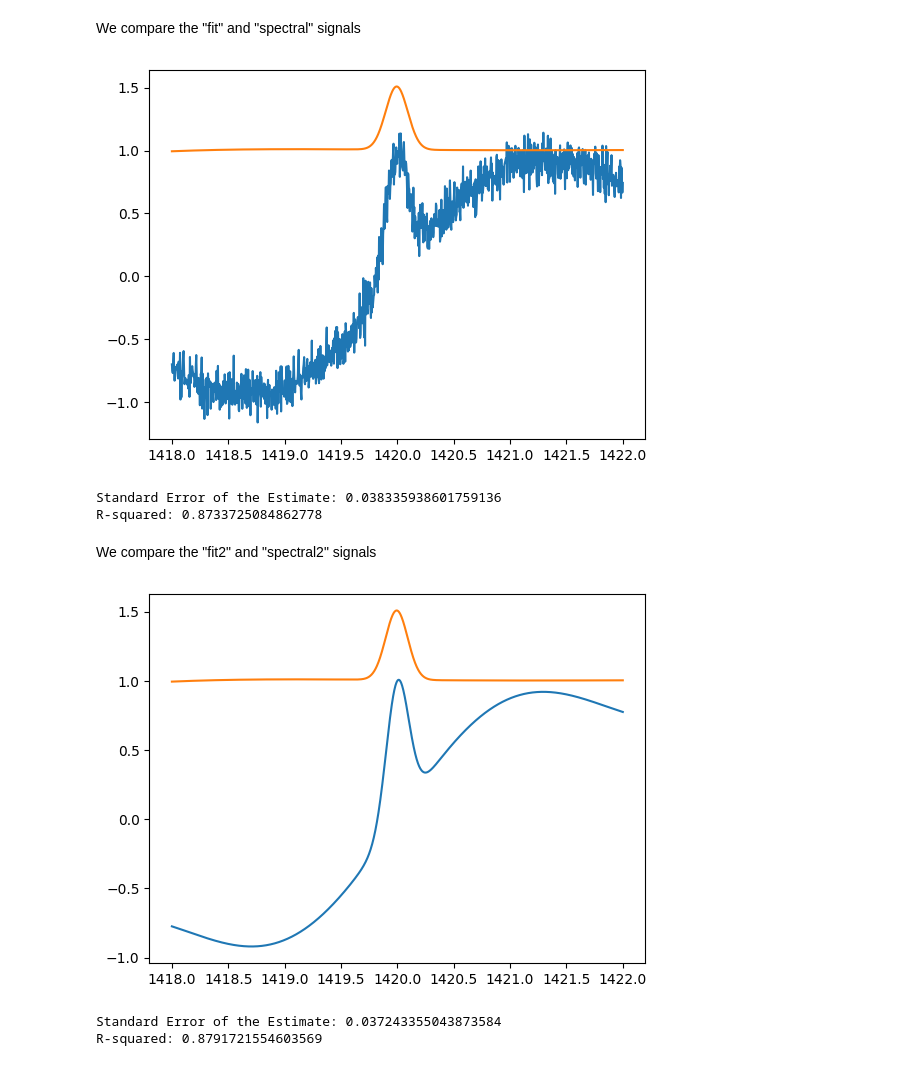
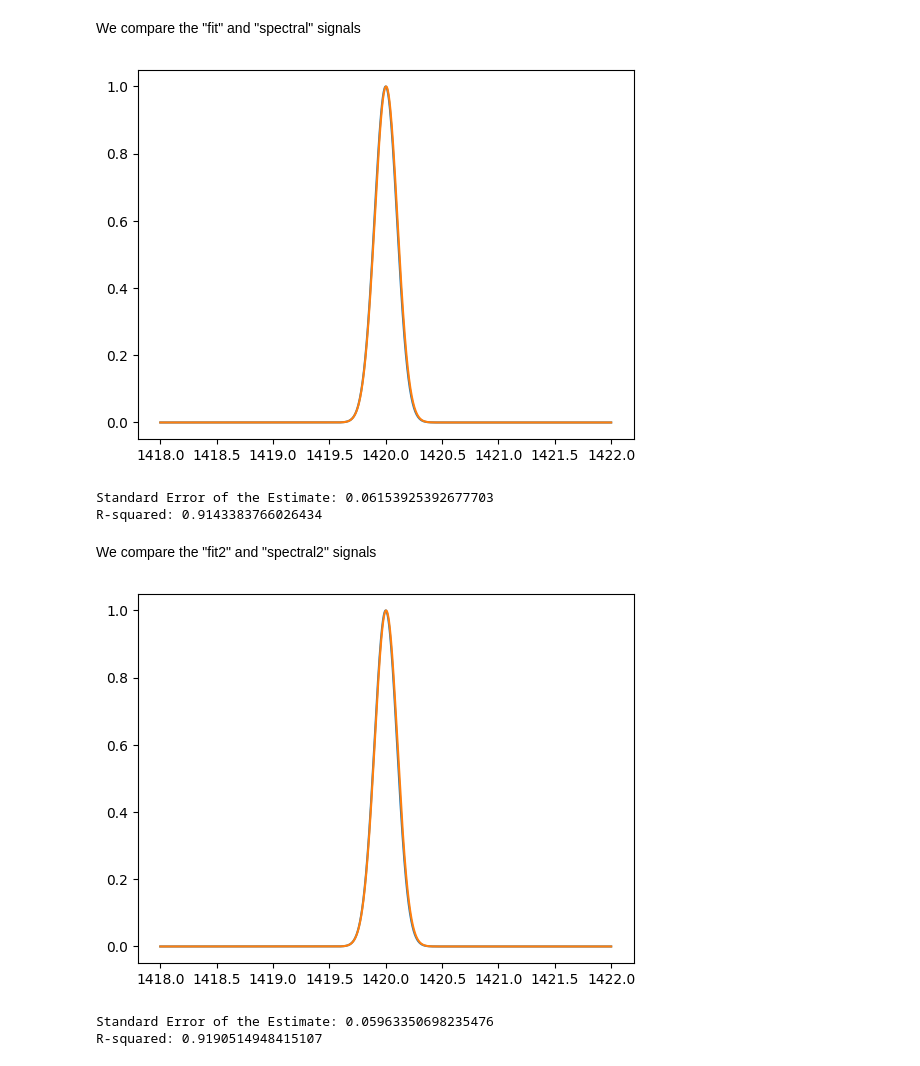
Before and after one commit to PanagiotisPetrid/ASTRO-BEAM-PanagiotisPetridis, a Jupyter notebook: ASTRO_BEAM_recruitment.ipynb, the cells around one changed output. Cells and saved outputs as stored; diff of their text form; code cells hidden in the pictures.

```diff
--- a/ASTRO_BEAM_recruitment.ipynb
+++ b/ASTRO_BEAM_recruitment.ipynb
@@ -193,15 +198,14 @@ freq_range = np.linspace(1418, 1422, n_samples)  # We create an evenly spaced li
 # Creating "OFF" signal according to previous steps
 background_signal_OFF = (np.sin(2 * np.pi * 0.1 * freq_range) + 0.3 * np.sin(2 * np.pi * 0.3 * freq_range))
 noise = np.random.normal(0, 0.1, len(background_signal_OFF))
-signal_OFF = background_signal_OFF + noise + 2 #We add 2 to every element of the list so that we only have positive energy,
-                                               #resulting in meaningful calibration (the relative power is arbitrary, either way)
+signal_OFF = background_signal_OFF + noise
 
 #Create "ON" signal according to previous steps
 background_signal_ON = background_signal_OFF
 spectral_line_shape = np.exp(-0.5 * ((freq_range - 1420) / 0.1)**2)
 background_signal_ON += spectral_line_shape
 noise = np.random.normal(0, 0.1, len(background_signal_ON))
-signal_ON = background_signal_ON + noise + 2 #We add 2 according to the comment made above
+signal_ON = background_signal_ON + noise
 
 #Plot both the signals
 plt.plot(freq_range, signal_OFF, label="OFF")
@@ -216,8 +220,8 @@ plt.show()
 # %% [markdown]
 2.2 Removing Background
 # %%
-#Use on/off calibration to calibrate
-calibrated_signal = signal_ON / signal_OFF
+#Use on - off calibration to calibrate
+calibrated_signal = signal_ON - signal_OFF
 
 #Plot the calibrated signal
 plt.plot(freq_range, calibrated_signal)
@@ -372,0 +318,34 @@ A3: 0.9906413531185321, mu3: 1423.4212690344652, sigma3: 6.153426282204426
+# %%
+import numpy as np
+import matplotlib.pyplot as plt
+from scipy.optimize import curve_fit
+
+# Define the Gaussian function with amplitude (A), mean (mu), and standard deviation (sigma)
+def Gauss(x, A, mu, sigma):
+    return A * np.exp(-((x - mu) ** 2) / (2 * sigma ** 2))
+
+# Provide an initial guess for A, mu, and sigma
+initial_guess = [1.01, 1420, 1]
+
+# Perform curve fitting
+parameters, covariance = curve_fit(Gauss, freq_range, smooth, p0=initial_guess)
+
+# Extract fitted parameters
+fit_A = parameters[0]
+fit_mu = parameters[1]
+fit_sigma = parameters[2]
+
+# Generate the Gaussian fit
+fit = Gauss(freq_range, fit_A, fit_mu, fit_sigma)
+
+# Plot the data and the fit
+plt.plot(freq_range, smooth, label='Data')
+plt.plot(freq_range, fit, label='Gaussian Fit', color='red')
+plt.legend()
+plt.xlabel('Frequency (MHz)')
+plt.ylabel('Relative Power')
+plt.title('Gaussian Fit to Data')
+plt.show()
+
+# Print the fitted parameters
+print(f"Fitted parameters:\nAmplitude (A): {fit_A}\nMean (μ): {fit_mu}\nStandard Deviation (σ): {fit_sigma}")
@@ -440,33 +406,36 @@ A3: 0.9903265455240621, mu3: 1423.4337956699796, sigma3: 6.195736916125816
 We compare the "fit" and "spectral" signals
 # %%
 # We firsly plot the "fit" and "spectral" signals in the same graph
-plt.plot(freq_range, spectral, label='smooth')
+plt.plot(freq_range, spectral_line_shape, label='smooth')
 plt.plot(freq_range, fit, label='fit')
 plt.show()
 
 # Calculate residuals
 residuals = smooth - fit
 
 # Calculate standard error of the estimate
 standard_error = np.sqrt(np.sum(residuals**2) / (len(smooth) - len(parameters)))
 
 # We calculate the R-squared matric to evaluate how well our model explains the "smooth" curve's points
 ss_res = np.sum(residuals**2)
 ss_tot = np.sum((smooth - np.mean(smooth))**2)
 r_squared = 1 - (ss_res / ss_tot)
 
 # Display the error metrics
 print(f"Standard Error of the Estimate: {standard_error}")
 print(f"R-squared: {r_squared}")
 # %% [output]
-[figure, old version]
+[figure, new version]
-Standard Error of the Estimate: 0.038335938601759136
-R-squared: 0.8733725084862778
+Standard Error of the Estimate: 0.06153925392677703
+R-squared: 0.9143383766026434
 # %% [markdown]
 We compare the "fit2" and "spectral2" signals
 # %%
-# We firsly plot the "fit2" and "spectral2" signals in the same graph
-plt.plot(freq_range2, spectral2, label='smooth')
+#Upsample the spectral_line_shape
+spectral_line_shape2 = np.interp(np.linspace(freq_range[0], freq_range[-1], 2000), freq_range, spectral_line_shape)
+
+# We firsly plot the "fit2" and "spectral_line_shape2" signals in the same graph
+plt.plot(freq_range2, spectral_line_shape2, label='smooth')
 plt.plot(freq_range2, fit2, label='fit')
 plt.show()
 
@@ -485,6 +454,6 @@ r_squared2 = 1 - (ss_res2 / ss_tot2)
 print(f"Standard Error of the Estimate: {standard_error2}")
 print(f"R-squared: {r_squared2}")
 # %% [output]
-[figure, old version]
+[figure, new version]
-Standard Error of the Estimate: 0.037243355043873584
-R-squared: 0.8791721554603569
+Standard Error of the Estimate: 0.05963350698235476
+R-squared: 0.9190514948415107
```
Also changed, not shown: parts of 14 cells of this notebook.
